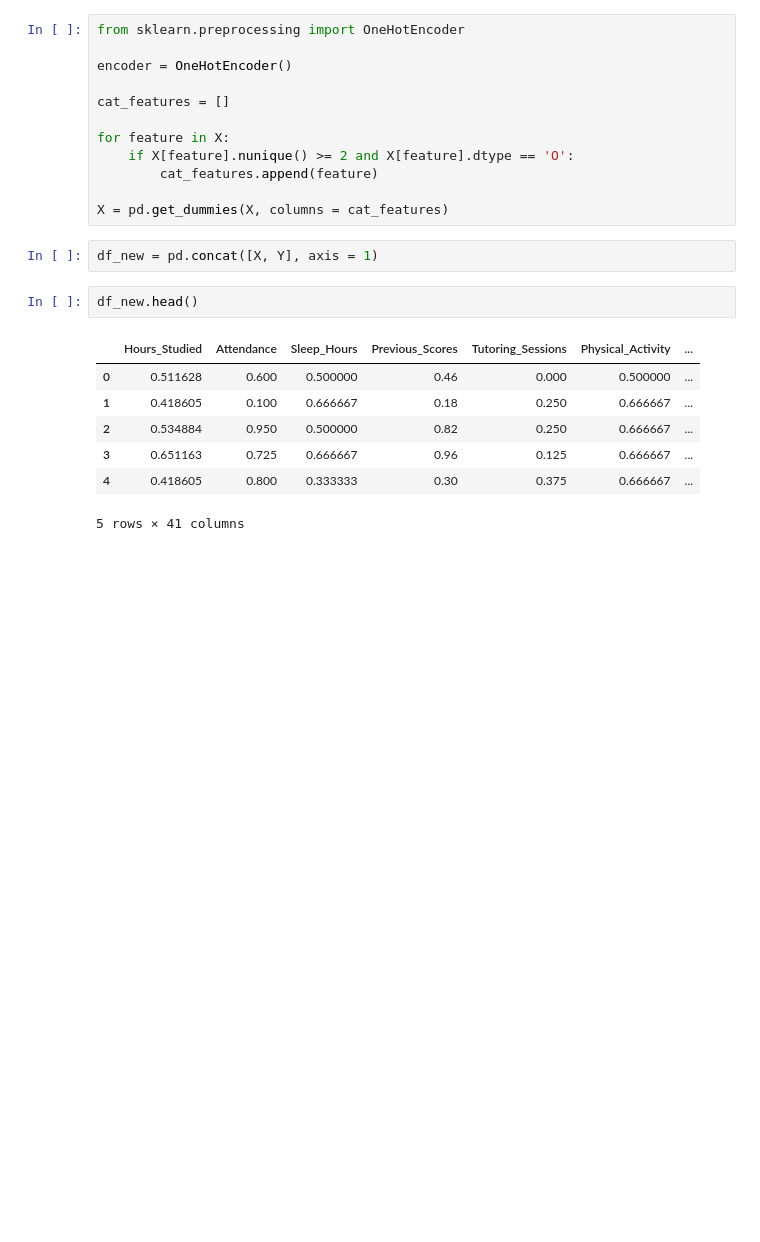
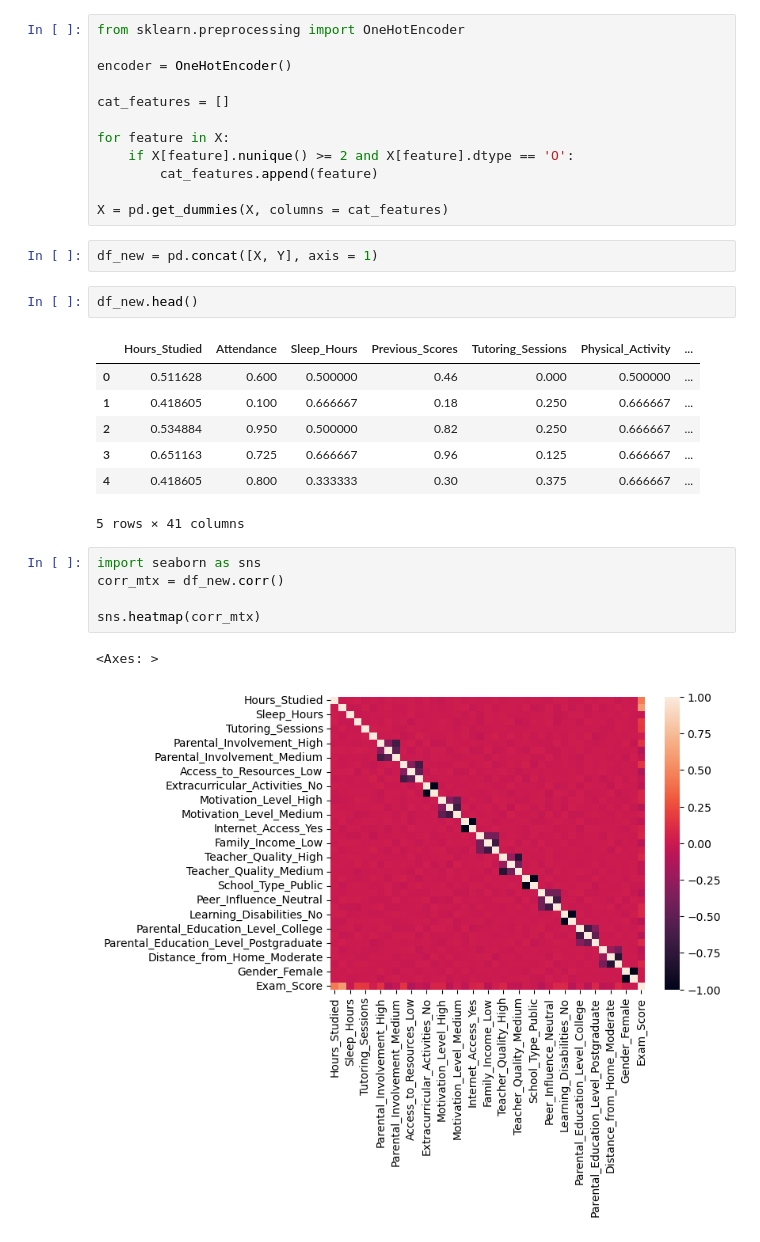
Before and after one commit to alihuss1017/ECE-225A, a Jupyter notebook: main.ipynb, the cells around one changed output. Cells and saved outputs as stored; diff of their text form; blank space fills up the shorter version.

Commit message:
[add] corr mtx

```diff
--- a/main.ipynb
+++ b/main.ipynb
@@ -105,3 +105,11 @@ df_new.head()
 | 3 | 0.651163 | 0.725 | 0.666667 | 0.96 | 0.125 | 0.666667 | ... |
 | 4 | 0.418605 | 0.800 | 0.333333 | 0.30 | 0.375 | 0.666667 | ... |
 5 rows × 41 columns
+# %%
+import seaborn as sns
+corr_mtx = df_new.corr()
+
+sns.heatmap(corr_mtx)
+# %% [output]
+<Axes: >
+[figure, added]
```
Also changed, not shown: parts of 1 cell of this notebook.
